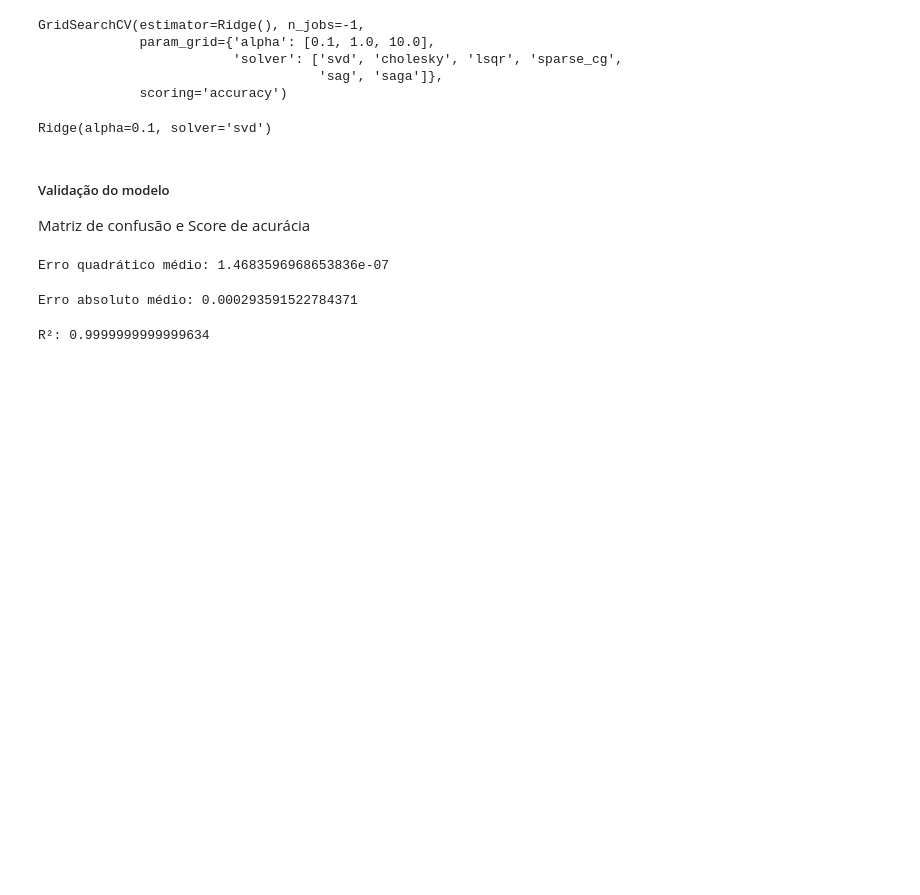
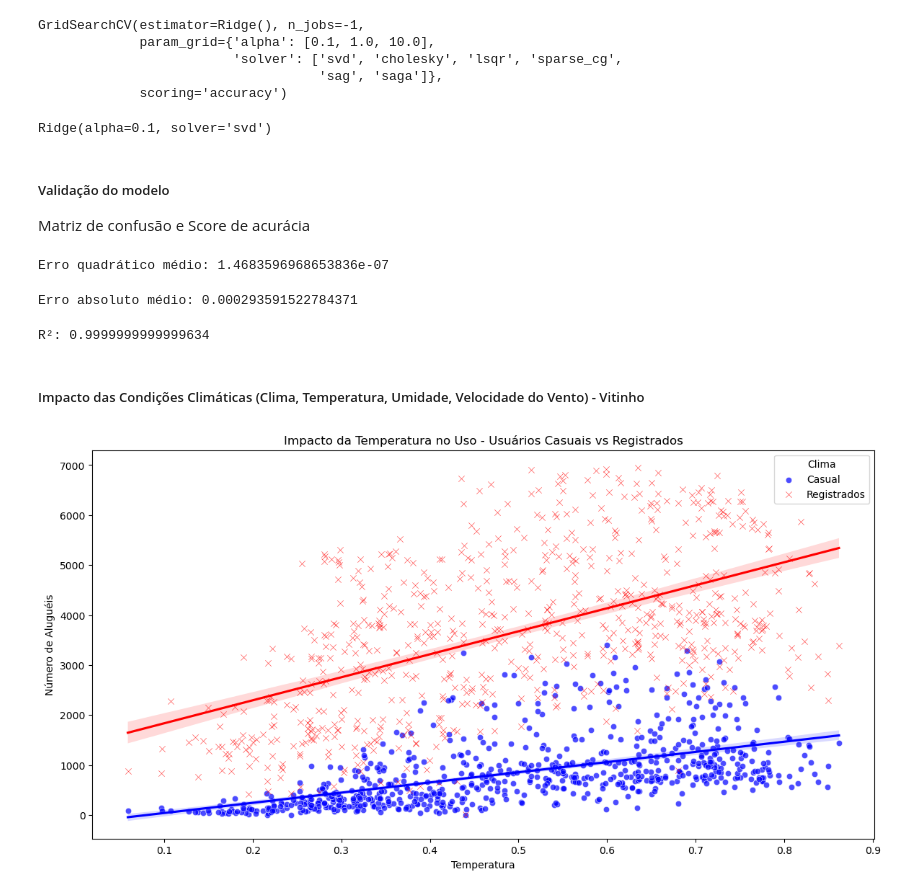
Before and after one commit to MarceloBindi30/A3_AnaliseDeDados, a Jupyter notebook: A3_Main.ipynb, the cells around one changed output. Drawn from its saved outputs; the diff is of its cells as text; code cells hidden in the pictures; blank space fills up the shorter version.

Commit message:
Regressão Linear

```diff
--- a/A3_Main.ipynb
+++ b/A3_Main.ipynb
@@ -486,3 +486,20 @@ r2 = r2_score(y_teste, y_predito_Ridge)
 print(f'R²: {r2}')
 # %% [output]
 R²: 0.9999999999999634
+# %% [markdown]
+##### Impacto das Condições Climáticas (Clima, Temperatura, Umidade, Velocidade do Vento) - Vitinho
+# %%
+# Impacto da Temperatura no Uso
+# Plotar o gráfico de dispersão com regressão e intervalo de confiança
+plt.figure(figsize=(14, 7))
+sns.scatterplot(data=df_traduzido, x='Temperatura', y='Casual', alpha=0.7, label='Casual', color='blue')
+sns.scatterplot(data=df_traduzido, x='Temperatura', y='Registrados', alpha=0.7, marker='x', label='Registrados', color='red')
+sns.regplot(data=df_traduzido, x='Temperatura', y='Casual', scatter=False, color='blue', ci=95)
+sns.regplot(data=df_traduzido, x='Temperatura', y='Registrados', scatter=False, color='red', ci=95)
+plt.title('Impacto da Temperatura no Uso - Usuários Casuais vs Registrados')
+plt.xlabel('Temperatura')
+plt.ylabel('Número de Aluguéis')
+plt.legend(title='Clima')
+plt.show()
+# %% [output]
+[figure, added]
```
Also changed, not shown: parts of 2 cells of this notebook.
